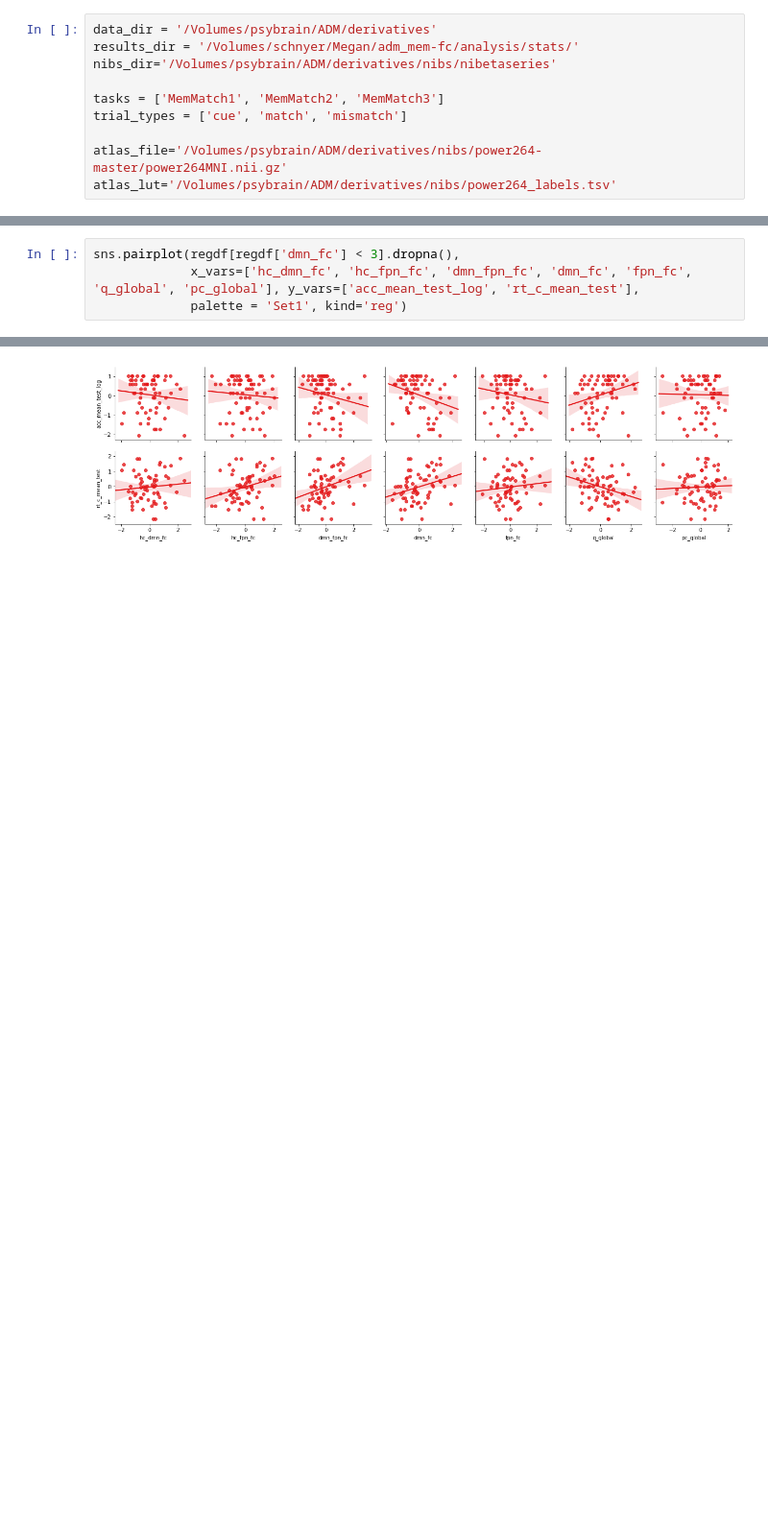
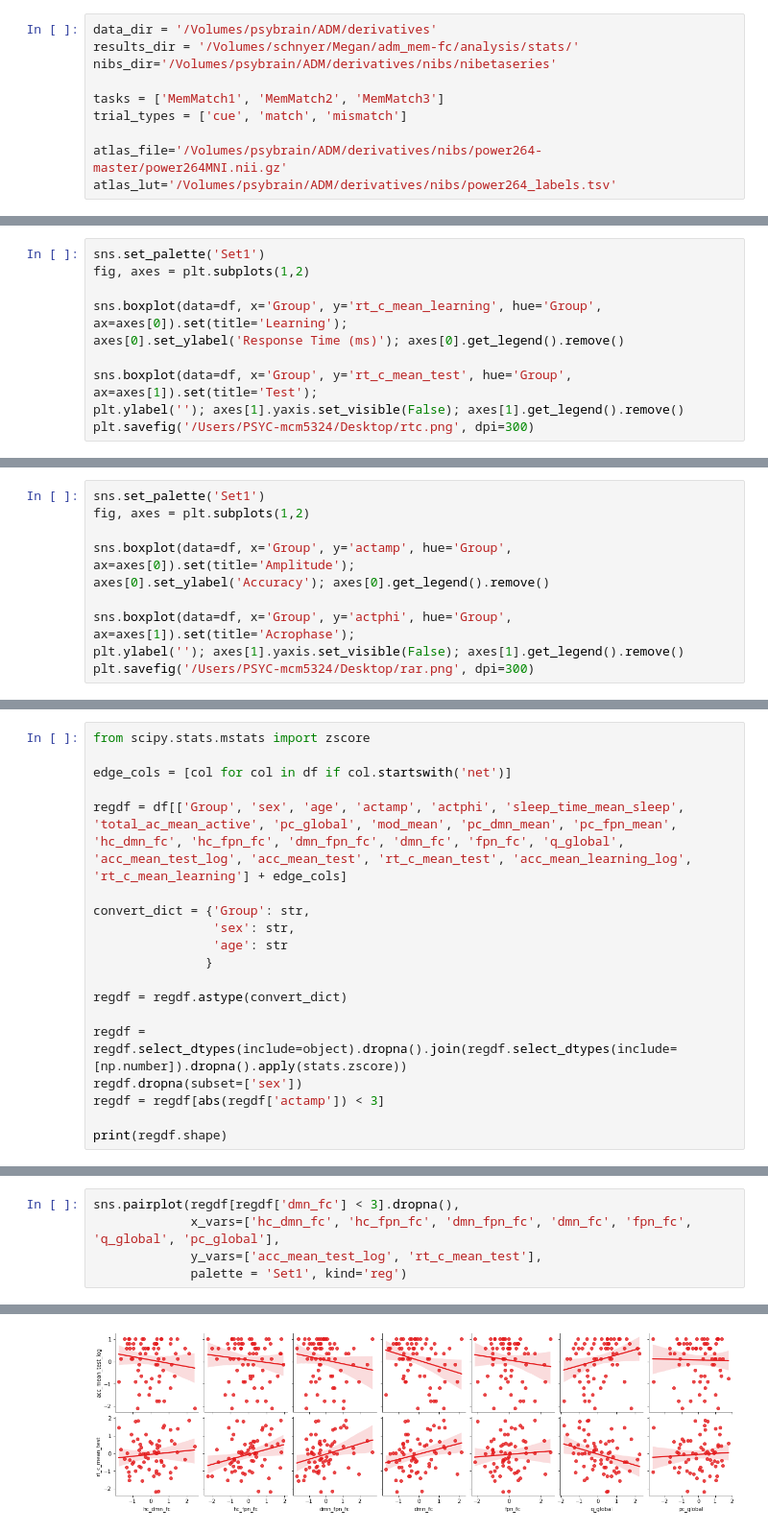
Before and after one commit to mcmahonmc/dissertation, a Jupyter notebook: Statistics-hc.ipynb, the cells around one changed output, grey strips where cells are left out. Shown at 96% size. Cells and saved outputs as stored; diff of their text form; blank space fills up the shorter version.

```diff
--- a/Statistics-hc.ipynb
+++ b/Statistics-hc.ipynb
@@ -126,0 +138,10 @@ regdf.groupby(['Group', 'sex'])['age', 'hc_dmn_fc', 'hc_fpn_fc', 'q_global'].des
+# %%
+sns.set_palette('Set1')
+fig, axes = plt.subplots(1,2)
+
+sns.boxplot(data=df, x='Group', y='rt_c_mean_learning', hue='Group', ax=axes[0]).set(title='Learning');
+axes[0].set_ylabel('Response Time (ms)'); axes[0].get_legend().remove()
+
+sns.boxplot(data=df, x='Group', y='rt_c_mean_test', hue='Group', ax=axes[1]).set(title='Test');
+plt.ylabel(''); axes[1].yaxis.set_visible(False); axes[1].get_legend().remove()
+plt.savefig('/Users/PSYC-mcm5324/Desktop/rtc.png', dpi=300)
@@ -126,0 +197,10 @@ regdf.groupby(['Group', 'sex'])['age', 'hc_dmn_fc', 'hc_fpn_fc', 'q_global'].des
+# %%
+sns.set_palette('Set1')
+fig, axes = plt.subplots(1,2)
+
+sns.boxplot(data=df, x='Group', y='actamp', hue='Group', ax=axes[0]).set(title='Amplitude');
+axes[0].set_ylabel('Accuracy'); axes[0].get_legend().remove()
+
+sns.boxplot(data=df, x='Group', y='actphi', hue='Group', ax=axes[1]).set(title='Acrophase');
+plt.ylabel(''); axes[1].yaxis.set_visible(False); axes[1].get_legend().remove()
+plt.savefig('/Users/PSYC-mcm5324/Desktop/rar.png', dpi=300)
@@ -202,0 +321,19 @@ sns.distplot(df['acc_mean_learning_log'].dropna())
+# %%
+from scipy.stats.mstats import zscore
+
+edge_cols = [col for col in df if col.startswith('net')]
+
+regdf = df[['Group', 'sex', 'age', 'actamp', 'actphi', 'sleep_time_mean_sleep', 'total_ac_mean_active', 'pc_global', 'mod_mean', 'pc_dmn_mean', 'pc_fpn_mean', 'hc_dmn_fc', 'hc_fpn_fc', 'dmn_fpn_fc', 'dmn_fc', 'fpn_fc', 'q_global', 'acc_mean_test_log', 'acc_mean_test', 'rt_c_mean_test', 'acc_mean_learning_log', 'rt_c_mean_learning'] + edge_cols]
+
+convert_dict = {'Group': str,
+                'sex': str,
+                'age': str
+               }
+
+regdf = regdf.astype(convert_dict)
+
+regdf = regdf.select_dtypes(include=object).dropna().join(regdf.select_dtypes(include=[np.number]).dropna().apply(stats.zscore))
+regdf.dropna(subset=['sex'])
+regdf = regdf[abs(regdf['actamp']) < 3]
+
+print(regdf.shape)
@@ -203,10 +364,11 @@ sns.distplot(df['acc_mean_learning_log'].dropna())
 # %%
 sns.pairplot(regdf[regdf['dmn_fc'] < 3].dropna(),
-             x_vars=['hc_dmn_fc', 'hc_fpn_fc', 'dmn_fpn_fc', 'dmn_fc', 'fpn_fc', 'q_global', 'pc_global'], y_vars=['acc_mean_test_log', 'rt_c_mean_test'],
+             x_vars=['hc_dmn_fc', 'hc_fpn_fc', 'dmn_fpn_fc', 'dmn_fc', 'fpn_fc', 'q_global', 'pc_global'],
+             y_vars=['acc_mean_test_log', 'rt_c_mean_test'],
              palette = 'Set1', kind='reg')
 # %% [output]
 <seaborn.axisgrid.PairGrid at 0x...>
-[figure, old version]
+[figure, new version]
 # %%
 sns.pairplot(regdf[regdf['dmn_fc'] < 3].dropna(),
              x_vars=edge_cols, y_vars=['acc_mean_test_log', 'rt_c_mean_test'],
```
Also changed, not shown: parts of 84 cells of this notebook, 2 other files.
